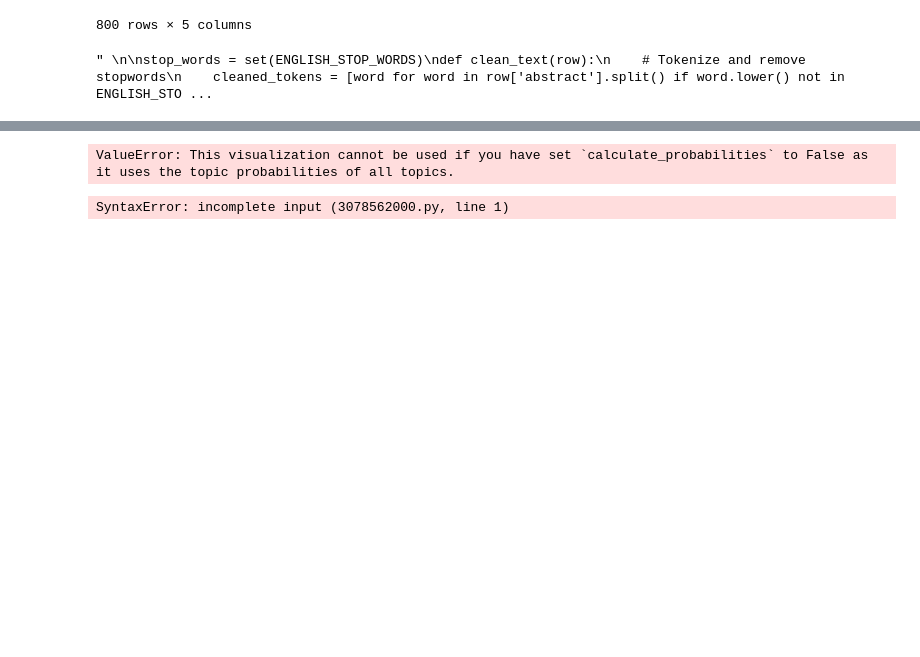
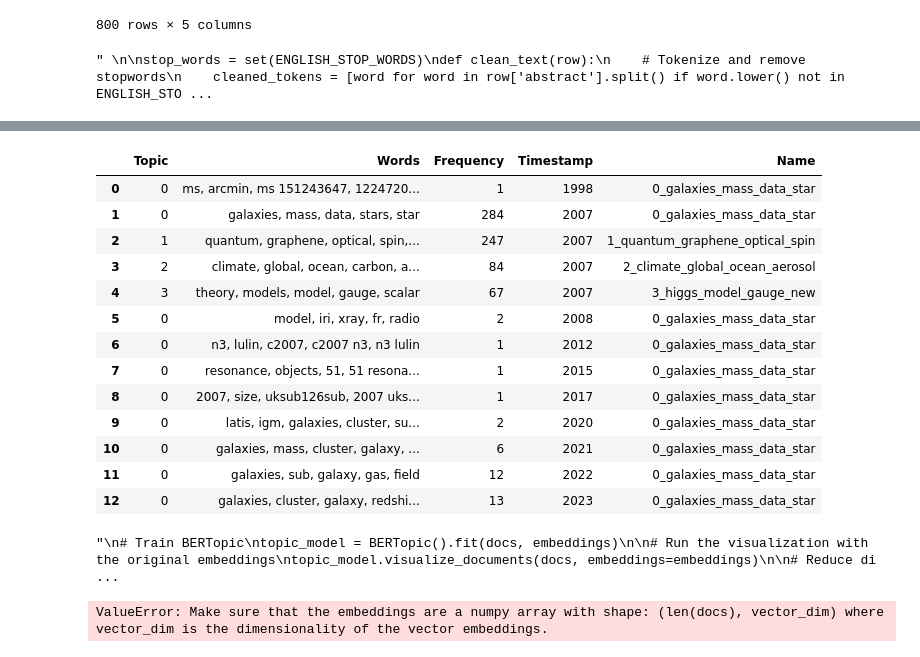
Before and after one commit to KutlualpTazefidan/convergence_oracle, a Jupyter notebook: Playground_JM/BERTopic.ipynb, the cells around one changed output, grey strips where cells are left out. Drawn from its saved outputs; the diff is of its cells as text; code cells hidden in the pictures; blank space fills up the shorter version.

```diff
--- a/Playground_JM/BERTopic.ipynb
+++ b/Playground_JM/BERTopic.ipynb
@@ -180,5 +168,25 @@ topic_model.visualize_hierarchy()
 # %%
 
-topic_model.visualize_distribution(probs[0])
+topic_model.visualize_distribution(probs[2])
-# %% [output]
-ValueError: This visualization cannot be used if you have set `calculate_probabilities` to False as it uses the topic probabilities of all topics.
+# %%
+# Create topics over time
+
+year=df['year']
+topics_over_time = topic_model.topics_over_time(docs, year)
+# %%
+topics_over_time
+# %% [output]
+|  | Topic | Words | Frequency | Timestamp | Name |
+| 0 | 0 | ms, arcmin, ms 151243647, 1224720... | 1 | 1998 | 0_galaxies_mass_data_star |
+| 1 | 0 | galaxies, mass, data, stars, star | 284 | 2007 | 0_galaxies_mass_data_star |
+| 2 | 1 | quantum, graphene, optical, spin,... | 247 | 2007 | 1_quantum_graphene_optical_spin |
+| 3 | 2 | climate, global, ocean, carbon, a... | 84 | 2007 | 2_climate_global_ocean_aerosol |
+| 4 | 3 | theory, models, model, gauge, scalar | 67 | 2007 | 3_higgs_model_gauge_new |
+| 5 | 0 | model, iri, xray, fr, radio | 2 | 2008 | 0_galaxies_mass_data_star |
+| 6 | 0 | n3, lulin, c2007, c2007 n3, n3 lulin | 1 | 2012 | 0_galaxies_mass_data_star |
+| 7 | 0 | resonance, objects, 51, 51 resona... | 1 | 2015 | 0_galaxies_mass_data_star |
+| 8 | 0 | 2007, size, uksub126sub, 2007 uks... | 1 | 2017 | 0_galaxies_mass_data_star |
+| 9 | 0 | latis, igm, galaxies, cluster, su... | 2 | 2020 | 0_galaxies_mass_data_star |
+| 10 | 0 | galaxies, mass, cluster, galaxy, ... | 6 | 2021 | 0_galaxies_mass_data_star |
+| 11 | 0 | galaxies, sub, galaxy, gas, field | 12 | 2022 | 0_galaxies_mass_data_star |
+| 12 | 0 | galaxies, cluster, galaxy, redshi... | 13 | 2023 | 0_galaxies_mass_data_star |
@@ -185,13 +196,14 @@ ValueError: This visualization cannot be used if you have set `calculate_probabi
 # %%
 '''
-from sklearn.datasets import fetch_20newsgroups
+
 from sentence_transformers import SentenceTransformer
 from bertopic import BERTopic
 from umap import UMAP
 # Prepare embeddings
-docs = fetch_20newsgroups(subset='all')['data']
-sentence_model = SentenceTransformer("all-MiniLM-L6-v2")
-embeddings = sentence_model.encode(docs, show_progress_bar=False)
+
+#sentence_model = SentenceTransformer("all-MiniLM-L6-v2")
+#embeddings = sentence_model.encode(docs, show_progress_bar=True)
+'''
 
 # Train BERTopic
 topic_model = BERTopic().fit(docs, embeddings)
@@ -202,6 +214,18 @@ topic_model.visualize_documents(docs, embeddings=embeddings)
 # Reduce dimensionality of embeddings, this step is optional but much faster to perform iteratively:
 reduced_embeddings = UMAP(n_neighbors=10, n_components=2, min_dist=0.0, metric='cosine').fit_transform(embeddings)
 topic_model.visualize_documents(docs, reduced_embeddings=reduced_embeddings)
-'''
 # %% [output]
-SyntaxError: incomplete input (3078562000.py, line 1)
+"\n# Train BERTopic\ntopic_model = BERTopic().fit(docs, embeddings)\n\n# Run the visualization with the original embeddings\ntopic_model.visualize_documents(docs, embeddings=embeddings)\n\n# Reduce di ...
+# %%
+# Train BERTopic
+docs = df['abstract'].to_numpy()
+topic_model_emb = BERTopic().fit(docs, embeddings)
+
+# Run the visualization with the original emb   eddings
+topic_model_emb.visualize_documents(docs, embeddings=embeddings)
+
+# Reduce dimensionality of embeddings, this step is optional but much faster to perform iteratively:
+reduced_embeddings = UMAP(n_neighbors=10, n_components=2, min_dist=0.0, metric='cosine').fit_transform(embeddings)
+topic_model_emb.visualize_documents(docs, reduced_embeddings=reduced_embeddings)
+# %% [output]
+ValueError: Make sure that the embeddings are a numpy array with shape: (len(docs), vector_dim) where vector_dim is the dimensionality of the vector embeddings.
```
Also changed, not shown: parts of 8 cells of this notebook.
